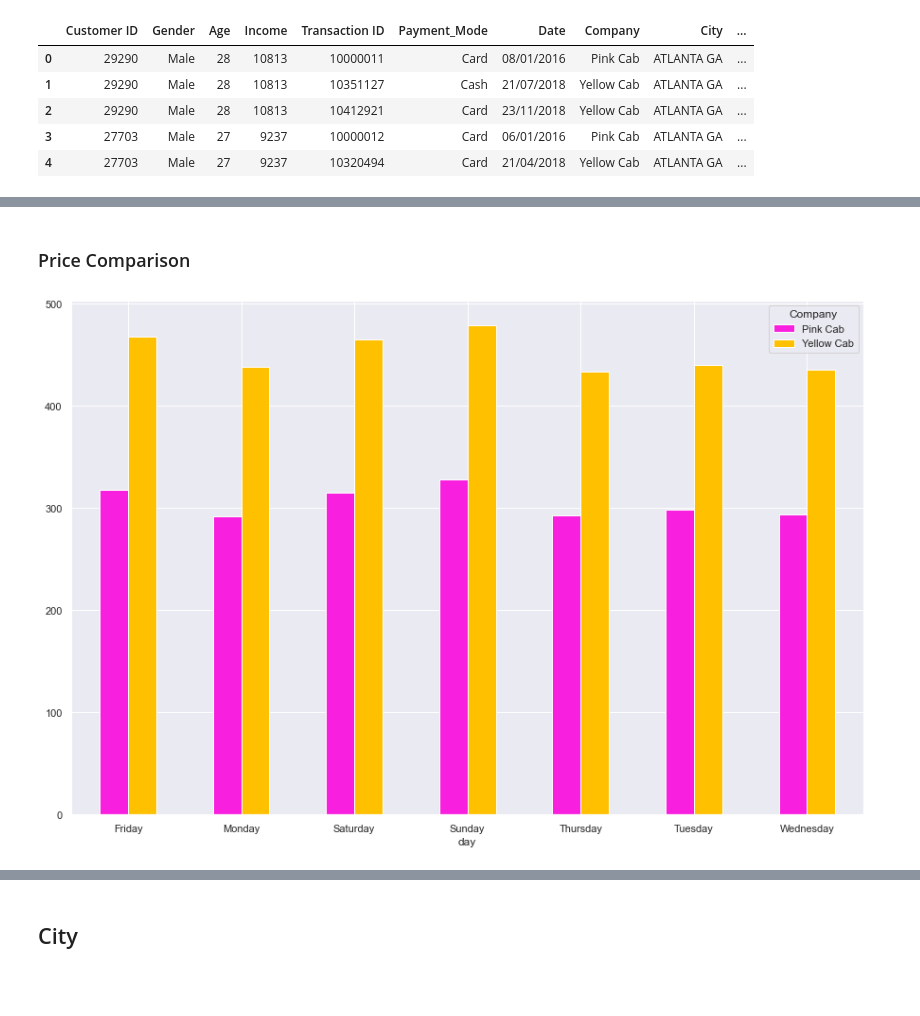
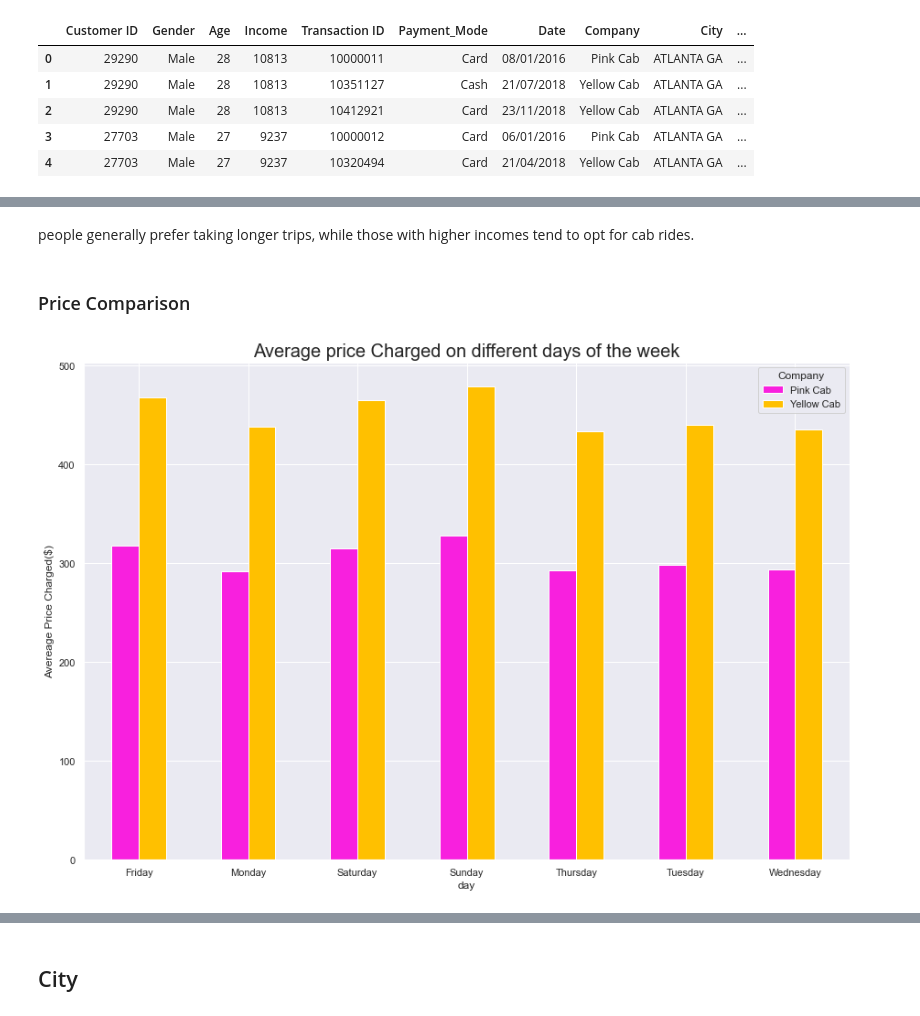
Before and after one commit to yashjadwani/Week2, a Jupyter notebook: Week2_G2M_CAB.ipynb, the cells around one changed output, grey strips where cells are left out. Cells and saved outputs as stored; diff of their text form; code cells hidden in the pictures; blank space fills up the shorter version.

```diff
--- a/Week2_G2M_CAB.ipynb
+++ b/Week2_G2M_CAB.ipynb
@@ -450,12 +453,16 @@ plt.show()
+# %% [markdown]
+people generally prefer taking longer trips, while those with higher incomes tend to opt for cab rides.
 # %% [markdown]
 ### Price Comparison
 # %%
 fig, ax = plt.subplots(figsize=(15,10))
 round(main_df.groupby(['day','Company'])['Price Charged'].mean().unstack(),2).plot.bar(ax=ax,color=colors)
 plt.draw()
 ax.set_xticklabels(ax.get_xticklabels(),rotation=0)
+plt.title('Average price Charged on different days of the week',size=20)
+plt.ylabel("Avereage Price Charged($)")
 plt.show()
 # %% [output]
-[figure, old version]
+[figure, new version]
 # %%
 fig, ax = plt.subplots(figsize=(20,10))
```
Also changed, not shown: parts of 31 cells of this notebook.
